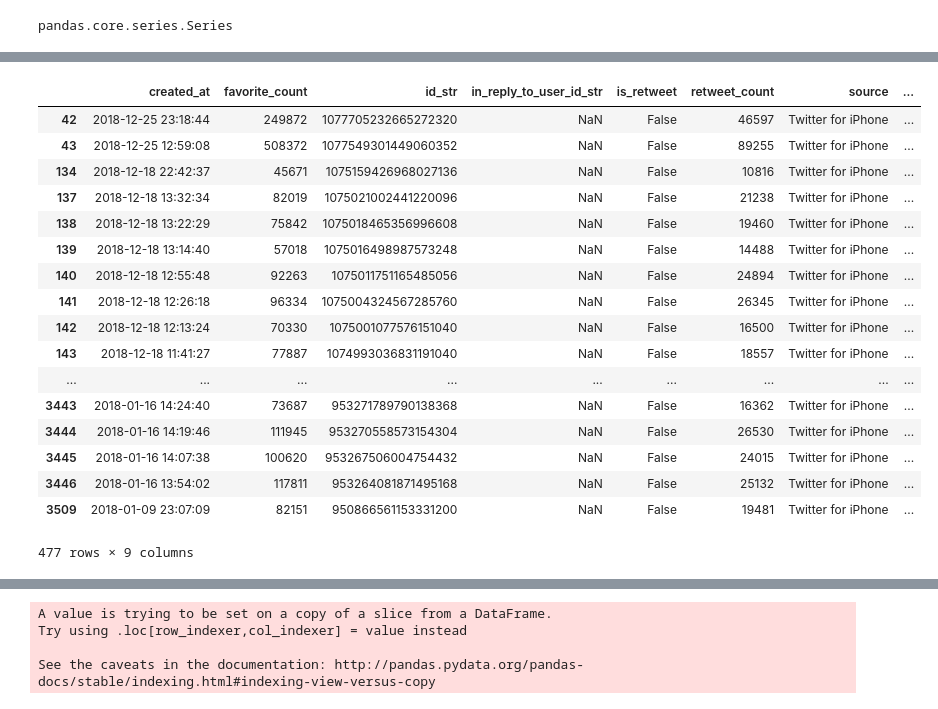
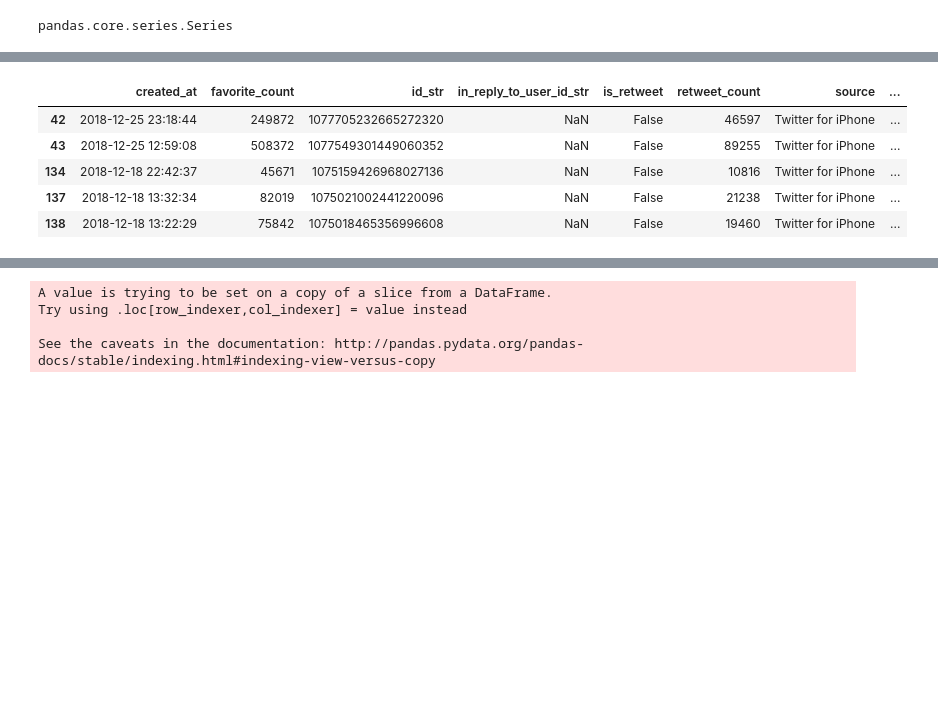
Before and after one commit to dorisep/Project3, a Jupyter notebook: NLP vader.ipynb, the cells around one changed output, grey strips where cells are left out. Cells and saved outputs as stored; diff of their text form; code cells hidden in the pictures; blank space fills up the shorter version.

```diff
--- a/NLP vader.ipynb
+++ b/NLP vader.ipynb
@@ -149,26 +115,14 @@ for sentence in sentences:
 {'neg': 0.038, 'neu': 0.897, 'pos': 0.066, 'compound': 0.1531}
 # %%
 Tuesday_df=dfRt.loc[dfRt['day_of_week'] == "Tuesday"]
-Tuesday_df
+Tuesday_df.head()
 # %% [output]
 |  | created_at | favorite_count | id_str | in_reply_to_user_id_str | is_retweet | retweet_count | source | ... |
 | 42 | 2018-12-25 23:18:44 | 249872 | 1077705232665272320 | NaN | False | 46597 | Twitter for iPhone | ... |
 | 43 | 2018-12-25 12:59:08 | 508372 | 1077549301449060352 | NaN | False | 89255 | Twitter for iPhone | ... |
 | 134 | 2018-12-18 22:42:37 | 45671 | 1075159426968027136 | NaN | False | 10816 | Twitter for iPhone | ... |
 | 137 | 2018-12-18 13:32:34 | 82019 | 1075021002441220096 | NaN | False | 21238 | Twitter for iPhone | ... |
 | 138 | 2018-12-18 13:22:29 | 75842 | 1075018465356996608 | NaN | False | 19460 | Twitter for iPhone | ... |
-| 139 | 2018-12-18 13:14:40 | 57018 | 1075016498987573248 | NaN | False | 14488 | Twitter for iPhone | ... |
-| 140 | 2018-12-18 12:55:48 | 92263 | 1075011751165485056 | NaN | False | 24894 | Twitter for iPhone | ... |
-| 141 | 2018-12-18 12:26:18 | 96334 | 1075004324567285760 | NaN | False | 26345 | Twitter for iPhone | ... |
-| 142 | 2018-12-18 12:13:24 | 70330 | 1075001077576151040 | NaN | False | 16500 | Twitter for iPhone | ... |
-| 143 | 2018-12-18 11:41:27 | 77887 | 1074993036831191040 | NaN | False | 18557 | Twitter for iPhone | ... |
-| ... | ... | ... | ... | ... | ... | ... | ... | ... |
-| 3443 | 2018-01-16 14:24:40 | 73687 | 953271789790138368 | NaN | False | 16362 | Twitter for iPhone | ... |
-| 3444 | 2018-01-16 14:19:46 | 111945 | 953270558573154304 | NaN | False | 26530 | Twitter for iPhone | ... |
-| 3445 | 2018-01-16 14:07:38 | 100620 | 953267506004754432 | NaN | False | 24015 | Twitter for iPhone | ... |
-| 3446 | 2018-01-16 13:54:02 | 117811 | 953264081871495168 | NaN | False | 25132 | Twitter for iPhone | ... |
-| 3509 | 2018-01-09 23:07:09 | 82151 | 950866561153331200 | NaN | False | 19481 | Twitter for iPhone | ... |
-477 rows × 9 columns
 # %%
 # setting text column to a varible
 sentences = Tuesday_df["text"]
```
Also changed, not shown: parts of 23 cells of this notebook.
